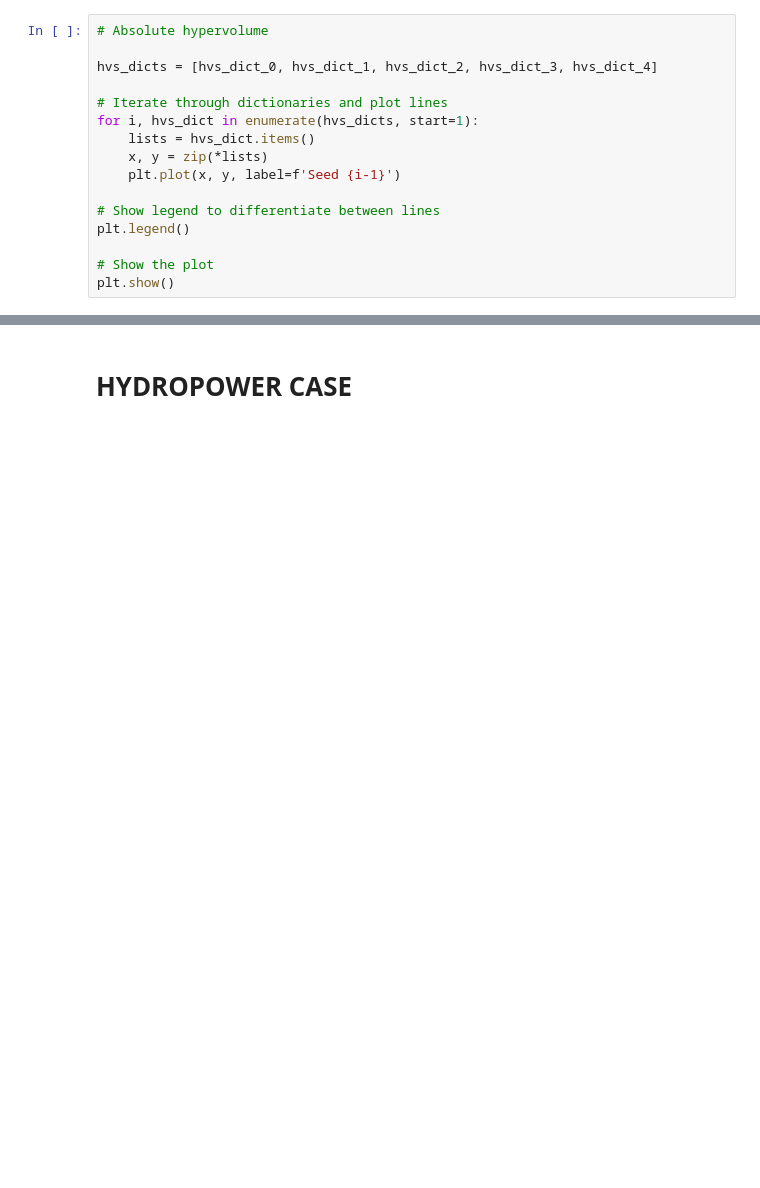
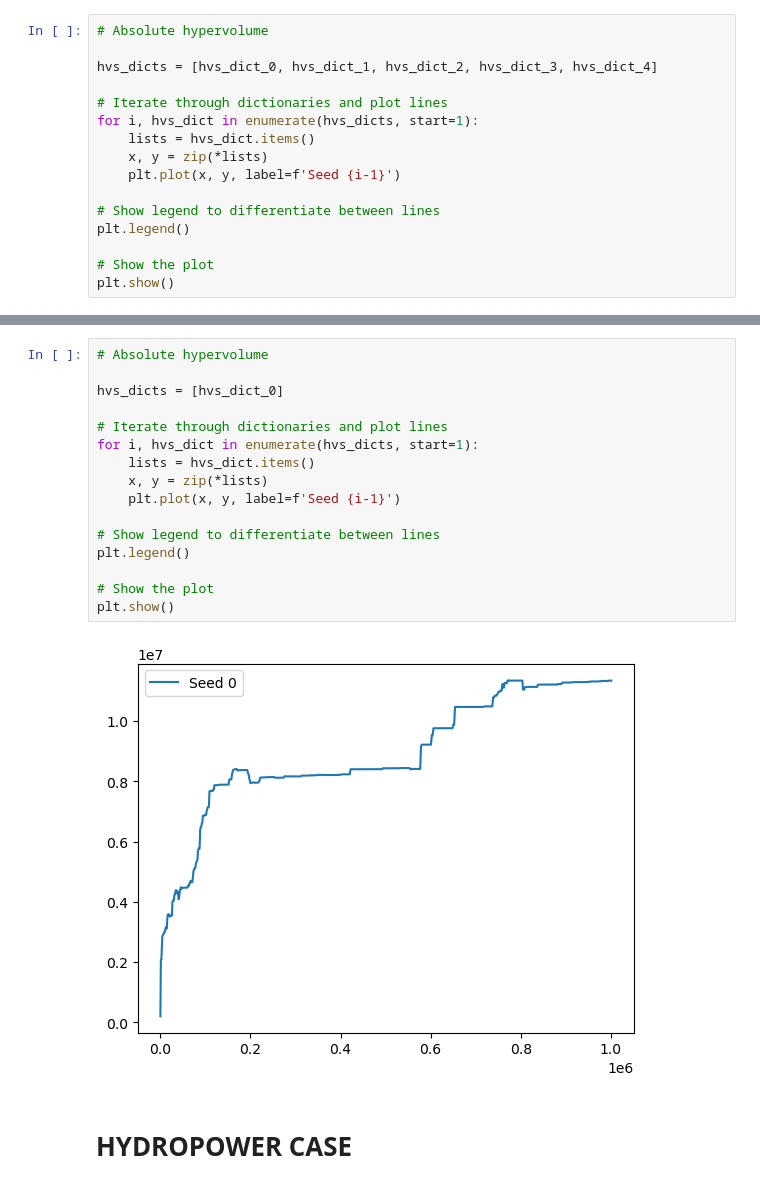
Before and after one commit to poeufs/16.02.22.Multiobjective, a Jupyter notebook: Multiobjective-multi-reservoir-control-d50e4da0f6a9a9c852b4904e640299adc96714bb/ZambeziSmashPython/notebooks/Convergence.ipynb, the cells around one changed output, grey strips where cells are left out. Saved outputs shown, nothing was run; the diff lists cells and outputs as text; blank space fills up the shorter version.

```diff
--- a/Multiobjective-multi-reservoir-control-d50e4da0f6a9a9c852b4904e640299adc96714bb/ZambeziSmashPython/notebooks/Convergence.ipynb
+++ b/Multiobjective-multi-reservoir-control-d50e4da0f6a9a9c852b4904e640299adc96714bb/ZambeziSmashPython/notebooks/Convergence.ipynb
@@ -801,3 +1248,21 @@ plt.show()
+# %%
+# Absolute hypervolume
+
+hvs_dicts = [hvs_dict_0]
+
+# Iterate through dictionaries and plot lines
+for i, hvs_dict in enumerate(hvs_dicts, start=1):
+    lists = hvs_dict.items()
+    x, y = zip(*lists)
+    plt.plot(x, y, label=f'Seed {i-1}')
+
+# Show legend to differentiate between lines
+plt.legend()
+
+# Show the plot
+plt.show()
+# %% [output]
+[figure, added]
 # %% [markdown]
 # HYDROPOWER CASE
 # %%
```
Also changed, not shown: parts of 41 cells of this notebook, 5 other files.
